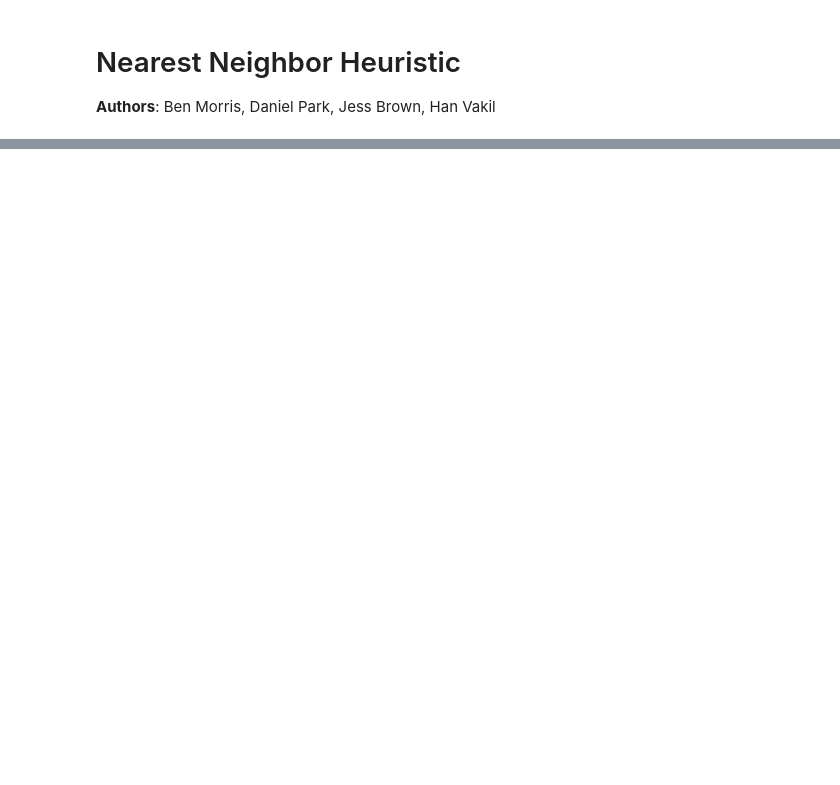
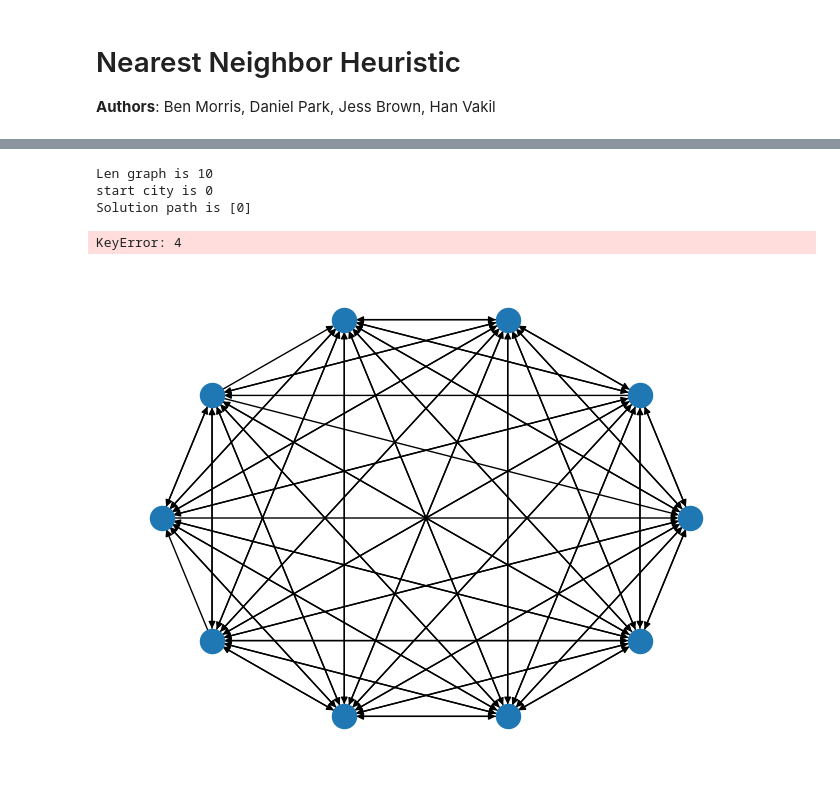
Before and after one commit to olincollege/directed-salesman, a Jupyter notebook: nearest_neighbor_heuristic.ipynb, the cells around one changed output, grey strips where cells are left out. Saved outputs shown, nothing was run; the diff lists cells and outputs as text; code cells hidden in the pictures; blank space fills up the shorter version.

```diff
--- a/nearest_neighbor_heuristic.ipynb
+++ b/nearest_neighbor_heuristic.ipynb
@@ -68,0 +100,10 @@ Shortest path is [0, 2, 6, 9, 4, 5, 7, 3, 1, 8, 0] with length 2.997
+# %%
+# Directed, incomplete
+length, path = tsp_nearest_neighbor(10, True, False)
+print(f'Shortest path is {path} with length {length:.3f}')
+# %% [output]
+Len graph is 10
+start city is 0
+Solution path is [0]
+KeyError: 4
+[figure, added]
```
Also changed, not shown: parts of 4 cells of this notebook, 1 other file.
